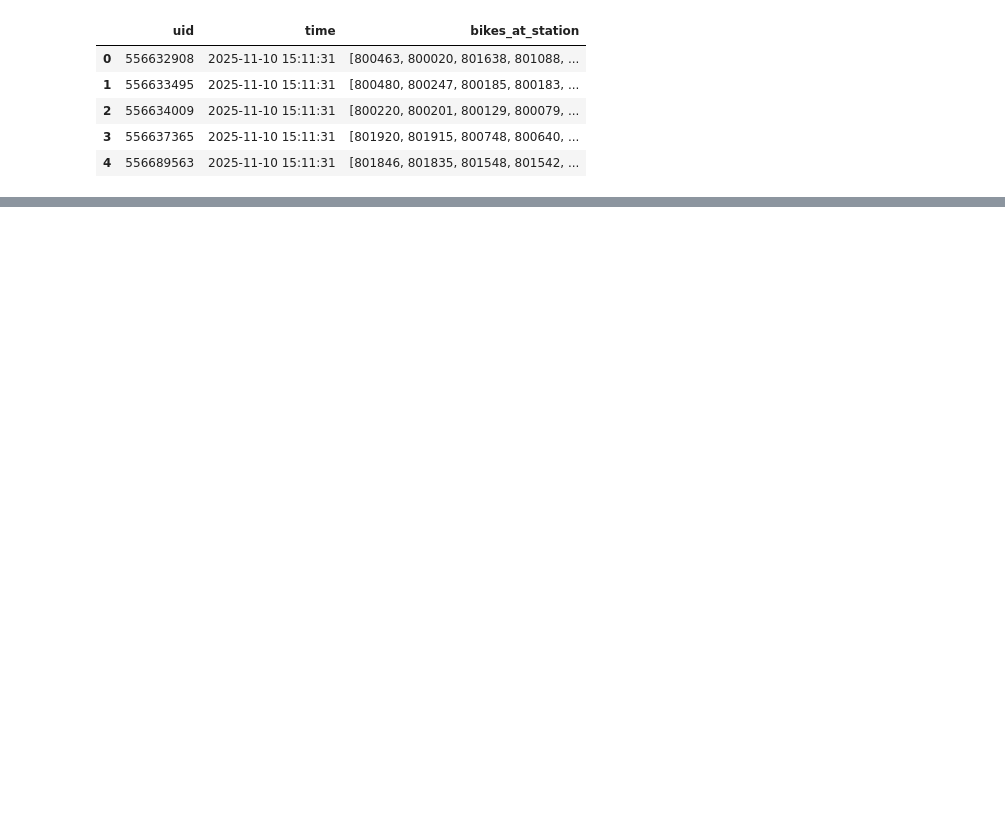
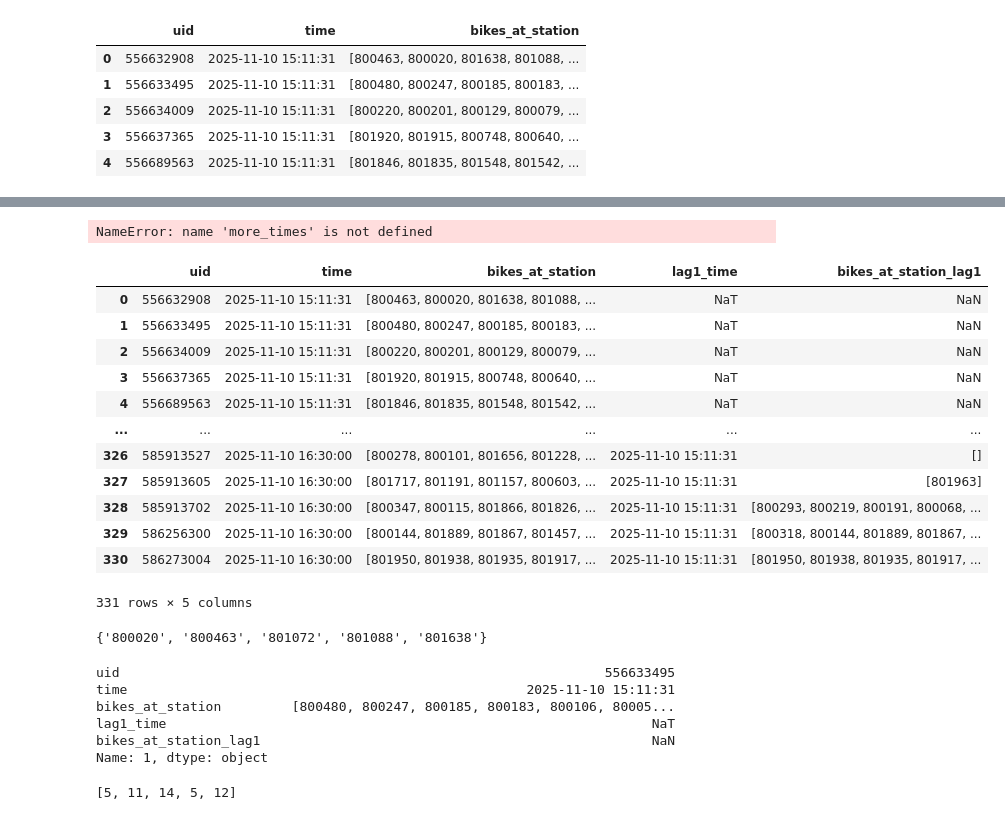
Before and after one commit to Mkranj/BajsBoard, a Jupyter notebook: notebooks/analyse_stations.ipynb, the cells around one changed output, grey strips where cells are left out. Drawn from its saved outputs; the diff is of its cells as text; code cells hidden in the pictures; blank space fills up the shorter version.

```diff
--- a/notebooks/analyse_stations.ipynb
+++ b/notebooks/analyse_stations.ipynb
@@ -124,3 +110,16 @@ time1.head()
 | 2 | 556634009 | 2025-11-10 15:11:31 | [800220, 800201, 800129, 800079, ... |
 | 3 | 556637365 | 2025-11-10 15:11:31 | [801920, 801915, 800748, 800640, ... |
 | 4 | 556689563 | 2025-11-10 15:11:31 | [801846, 801835, 801548, 801542, ... |
+# %%
+# For testing purposes, we'll use this data as a second timepoint even though it's been more than a day
+with open("../data/test_JSON_data/bajs_12-11-2025_09-30-11.json") as json_data:
+    day_two = json.load(json_data)
+    json_data.close()
+# %%
+second_dt = datetime.strptime("2025/11/10 16:30:00",
+    "%Y/%m/%d %H:%M:%S")
+
+time2 = get_bikes_in_stations(time = second_dt,
+    loc_list = trim_json_to_locations(day_two))
+
+time2.sort_values("uid").head()
@@ -126,0 +133,66 @@ time1.head()
+# %%
+more_times[["uid", "time"]]
+# %% [output]
+NameError: name 'more_times' is not defined
+# %%
+more_times = pd.concat([time1, time2])
+# for each uid-time, what is the closest observed time before the one in this row?
+more_times["lag1_time"] = more_times.groupby(["uid"])["time"].shift(1)
+
+more_times
+
+previous_bikes = more_times.merge(more_times.drop(["lag1_time"], axis = 1), # so we don't get this as an additional column
+    how = "left",
+    left_on = ["uid", "lag1_time"],
+    right_on = ["uid", "time"],
+    suffixes = (None, "_lag1")).drop(
+        ["time_lag1"], axis = 1
+    )
+
+
+
+previous_bikes
+# %% [output]
+|  | uid | time | bikes_at_station | lag1_time | bikes_at_station_lag1 |
+| 0 | 556632908 | 2025-11-10 15:11:31 | [800463, 800020, 801638, 801088, ... | NaT | NaN |
+| 1 | 556633495 | 2025-11-10 15:11:31 | [800480, 800247, 800185, 800183, ... | NaT | NaN |
+| 2 | 556634009 | 2025-11-10 15:11:31 | [800220, 800201, 800129, 800079, ... | NaT | NaN |
+| 3 | 556637365 | 2025-11-10 15:11:31 | [801920, 801915, 800748, 800640, ... | NaT | NaN |
+| 4 | 556689563 | 2025-11-10 15:11:31 | [801846, 801835, 801548, 801542, ... | NaT | NaN |
+| ... | ... | ... | ... | ... | ... |
+| 326 | 585913527 | 2025-11-10 16:30:00 | [800278, 800101, 801656, 801228, ... | 2025-11-10 15:11:31 | [] |
+| 327 | 585913605 | 2025-11-10 16:30:00 | [801717, 801191, 801157, 800603, ... | 2025-11-10 15:11:31 | [801963] |
+| 328 | 585913702 | 2025-11-10 16:30:00 | [800347, 800115, 801866, 801826, ... | 2025-11-10 15:11:31 | [800293, 800219, 800191, 800068, ... |
+| 329 | 586256300 | 2025-11-10 16:30:00 | [800144, 801889, 801867, 801457, ... | 2025-11-10 15:11:31 | [800318, 800144, 801889, 801867, ... |
+| 330 | 586273004 | 2025-11-10 16:30:00 | [801950, 801938, 801935, 801917, ... | 2025-11-10 15:11:31 | [801950, 801938, 801935, 801917, ... |
+331 rows × 5 columns
+# %%
+set(previous_bikes["bikes_at_station"][0])
+# %% [output]
+{'800020', '800463', '801072', '801088', '801638'}
+# %%
+previous_bikes.loc[1, :]
+# %% [output]
+uid                                                              556633495
+time                                                   2025-11-10 15:11:31
+bikes_at_station         [800480, 800247, 800185, 800183, 800106, 80005...
+lag1_time                                                              NaT
+bikes_at_station_lag1                                                  NaN
+Name: 1, dtype: object
+# %%
+changes = []
+
+for ix in range(previous_bikes.shape[0]):
+    row = previous_bikes.loc[ix, :]
+    stop1 = row["bikes_at_station"] # This is always a list
+
+    stop2 = row["bikes_at_station_lag1"]
+    if stop2 is np.nan:
+        stop2 = []
+
+    changed_ids  = list(set(stop1) ^ set(stop2))
+    changes.append(len(changed_ids))
+
+changes[:5]
+# %% [output]
+[5, 11, 14, 5, 12]
```
Also changed, not shown: parts of 9 cells of this notebook.
